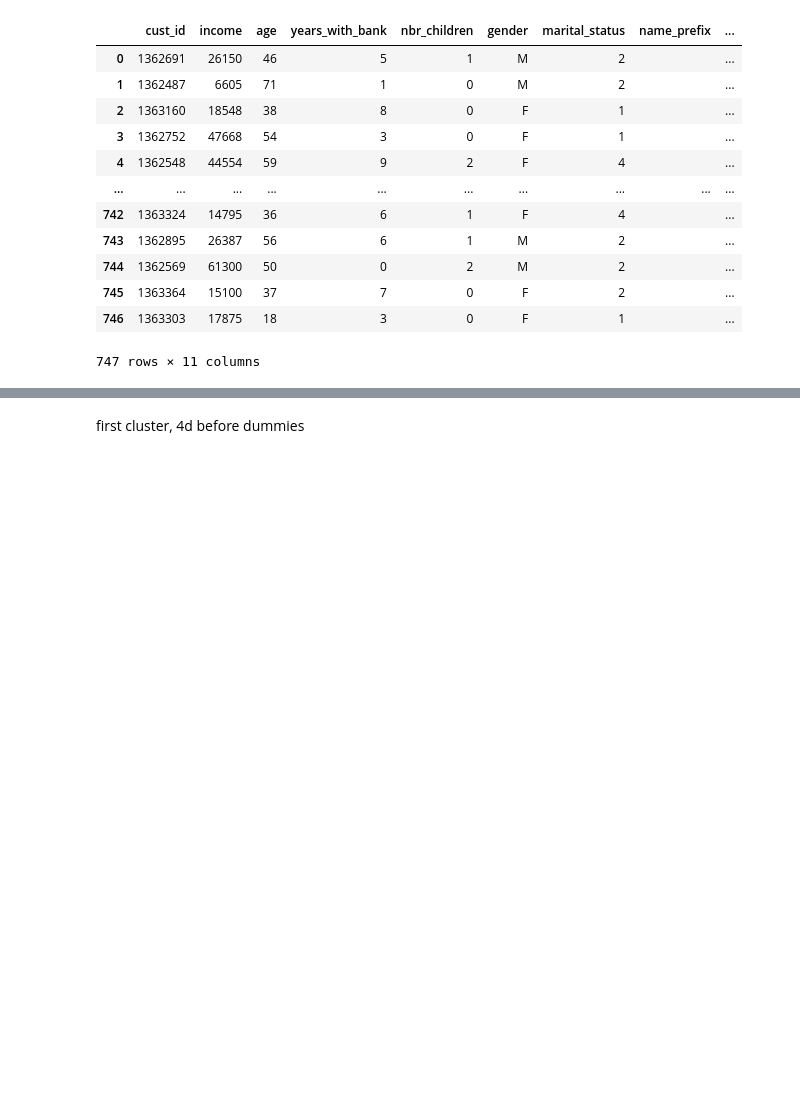
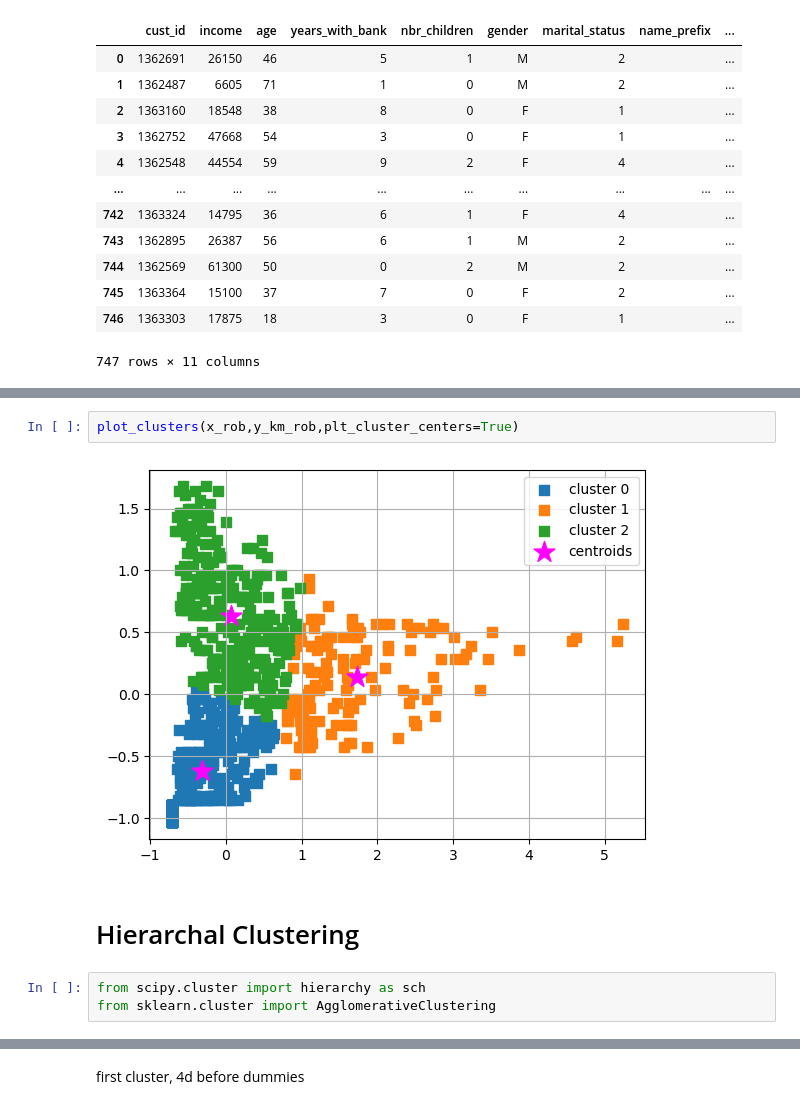
Before and after one commit to Malcolm-Q/mini-project-III, a Jupyter notebook: 3-feature_engi.ipynb, the cells around one changed output, grey strips where cells are left out. Drawn from its saved outputs; the diff is of its cells as text; blank space fills up the shorter version.

```diff
--- a/3-feature_engi.ipynb
+++ b/3-feature_engi.ipynb
@@ -40,0 +110,9 @@ cust
+# %%
+plot_clusters(x_rob,y_km_rob,plt_cluster_centers=True)
+# %% [output]
+[figure, added]
+# %% [markdown]
+# Hierarchal Clustering
+# %%
+from scipy.cluster import hierarchy as sch
+from sklearn.cluster import AgglomerativeClustering
```
Also changed, not shown: parts of 156 cells of this notebook, 8 other files.
